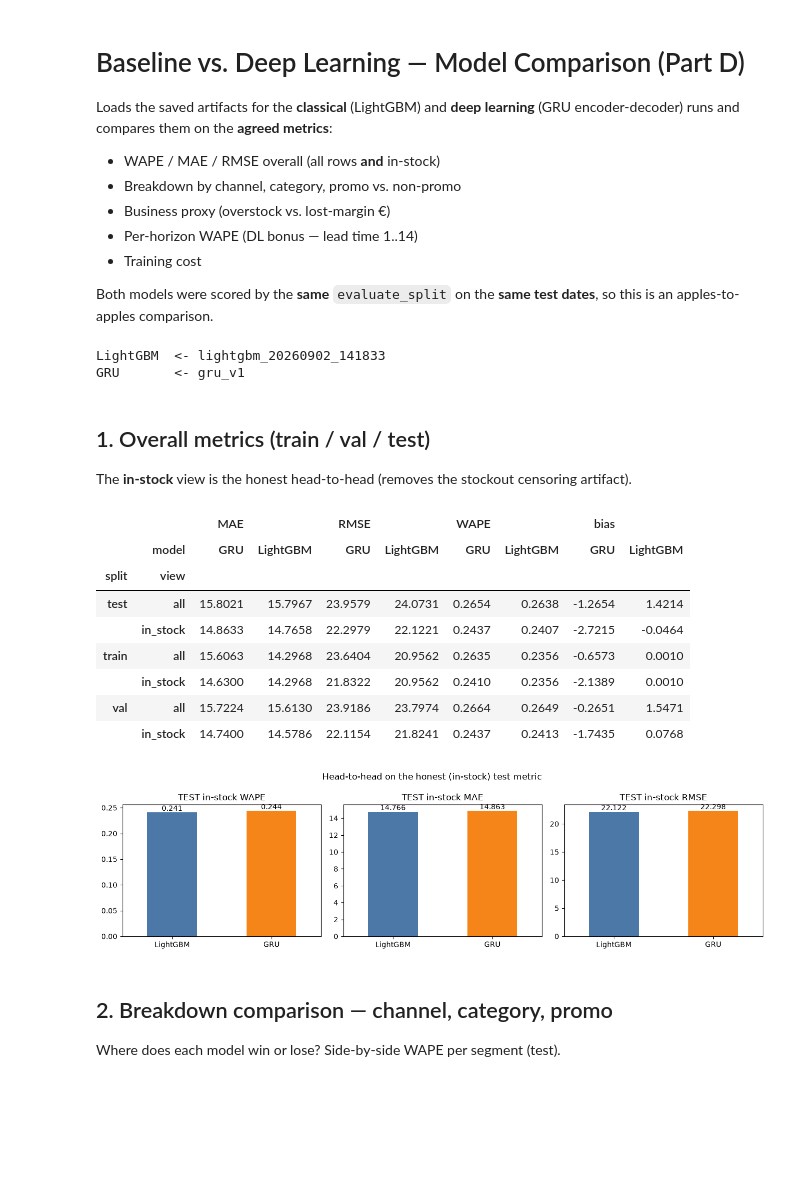
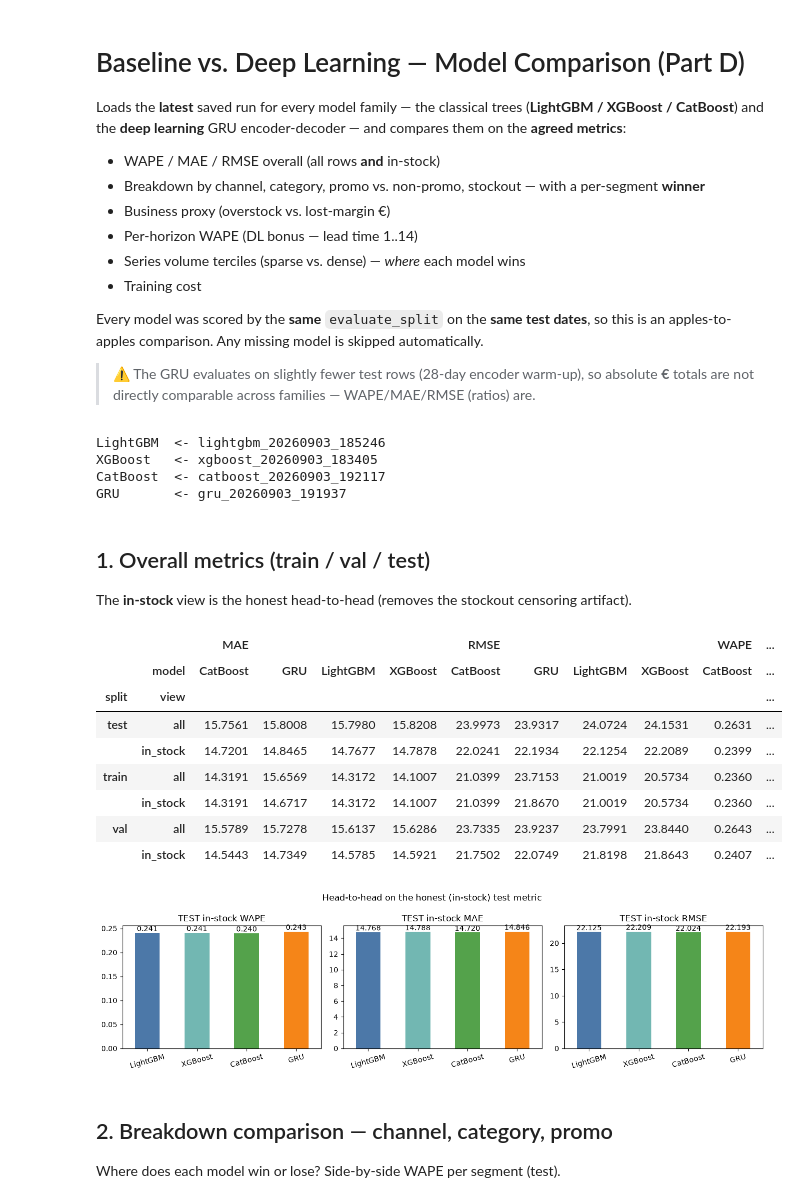
Before and after one commit to sush4nt/time-series-forecasting, a Jupyter notebook: notebooks/model_comparison.ipynb, the cells around one changed output. Saved outputs shown, nothing was run; the diff lists cells and outputs as text; code cells hidden in the pictures; blank space fills up the shorter version.

```diff
--- a/notebooks/model_comparison.ipynb
+++ b/notebooks/model_comparison.ipynb
@@ -1,17 +1,22 @@
 # %% [markdown]
 # Baseline vs. Deep Learning — Model Comparison (Part D)
 
-Loads the saved artifacts for the **classical** (LightGBM) and **deep learning** (GRU
-encoder-decoder) runs and compares them on the **agreed metrics**:
+Loads the **latest** saved run for every model family — the classical trees
+(**LightGBM / XGBoost / CatBoost**) and the **deep learning** GRU encoder-decoder — and
+compares them on the **agreed metrics**:
 
 - WAPE / MAE / RMSE overall (all rows **and** in-stock)
-- Breakdown by channel, category, promo vs. non-promo
+- Breakdown by channel, category, promo vs. non-promo, stockout — with a per-segment **winner**
 - Business proxy (overstock vs. lost-margin €)
 - Per-horizon WAPE (DL bonus — lead time 1..14)
+- Series volume terciles (sparse vs. dense) — *where* each model wins
 - Training cost
 
-Both models were scored by the **same** `evaluate_split` on the **same test dates**, so
-this is an apples-to-apples comparison.
+Every model was scored by the **same** `evaluate_split` on the **same test dates**, so
+this is an apples-to-apples comparison. Any missing model is skipped automatically.
+
+> ⚠️ The GRU evaluates on slightly fewer test rows (28-day encoder warm-up), so absolute
+> **€** totals are not directly comparable across families — WAPE/MAE/RMSE (ratios) are.
 # %%
 from pathlib import Path
 import json
@@ -27,13 +32,17 @@ if PROJECT_ROOT.name == "notebooks":
     PROJECT_ROOT = PROJECT_ROOT.parent
 ARTIFACTS = PROJECT_ROOT / "artifacts"
 
-def latest(prefix: str) -> Path:
+def latest(prefix: str) -> Path | None:
     runs = [p for p in ARTIFACTS.glob(f"{prefix}*/") if p.is_dir()]
-    return max(runs, key=lambda p: p.stat().st_mtime)
+    return max(runs, key=lambda p: p.stat().st_mtime) if runs else None
 
-# Pin specific runs here if you want a fixed comparison.
-LGB_DIR = latest("lightgbm")
-GRU_DIR = latest("gru")
+# All model families compared on identical splits/metrics. Each maps to its
+# LATEST run folder; missing models are skipped automatically.
+MODEL_PREFIX = {"LightGBM": "lightgbm", "XGBoost": "xgboost",
+                "CatBoost": "catboost", "GRU": "gru"}
+# Stable colour per model for every chart below.
+COLORS = {"LightGBM": "#4C78A8", "XGBoost": "#72B7B2",
+          "CatBoost": "#54A24B", "GRU": "#F58518"}
 
 def load(run_dir: Path) -> dict:
     with open(run_dir / "metrics.json") as f:
@@ -42,12 +51,24 @@ def load(run_dir: Path) -> dict:
         run_meta = json.load(f)
     return {"metrics": metrics, "run_meta": run_meta, "dir": run_dir}
 
-runs = {"LightGBM": load(LGB_DIR), "GRU": load(GRU_DIR)}
-for name, r in runs.items():
-    print(f"{name:<9} <- {r['dir'].name}")
+runs, palette = {}, []
+for name, prefix in MODEL_PREFIX.items():
+    d = latest(prefix)
+    if d is None:
+        print(f"{name:<9} <- (no run found, skipped)")
+        continue
+    runs[name] = load(d)
+    palette.append(COLORS[name])
+    print(f"{name:<9} <- {d.name}")
+
+MODELS = list(runs)            # comparison order, only models that exist
+TREES = [m for m in MODELS if m != "GRU"]
+assert MODELS, "No runs found in artifacts/ — train at least one model first."
 # %% [output]
-LightGBM  <- lightgbm_20260902_141833
-GRU       <- gru_v1
+LightGBM  <- lightgbm_20260903_185246
+XGBoost   <- xgboost_20260903_183405
+CatBoost  <- catboost_20260903_192117
+GRU       <- gru_20260903_191937
 # %% [markdown]
 ## 1. Overall metrics (train / val / test)
 
@@ -70,28 +91,29 @@ overall = pd.DataFrame(
 overall.pivot_table(index=["split", "view"], columns="model",
                     values=["WAPE", "MAE", "RMSE", "bias"])
 # %% [output]
-|  |  | MAE |  | RMSE |  | WAPE |  | bias |  |
-|  | model | GRU | LightGBM | GRU | LightGBM | GRU | LightGBM | GRU | LightGBM |
-| split | view |  |  |  |  |  |  |  |  |
-| test | all | 15.8021 | 15.7967 | 23.9579 | 24.0731 | 0.2654 | 0.2638 | -1.2654 | 1.4214 |
-|  | in_stock | 14.8633 | 14.7658 | 22.2979 | 22.1221 | 0.2437 | 0.2407 | -2.7215 | -0.0464 |
-| train | all | 15.6063 | 14.2968 | 23.6404 | 20.9562 | 0.2635 | 0.2356 | -0.6573 | 0.0010 |
-|  | in_stock | 14.6300 | 14.2968 | 21.8322 | 20.9562 | 0.2410 | 0.2356 | -2.1389 | 0.0010 |
-| val | all | 15.7224 | 15.6130 | 23.9186 | 23.7974 | 0.2664 | 0.2649 | -0.2651 | 1.5471 |
-|  | in_stock | 14.7400 | 14.5786 | 22.1154 | 21.8241 | 0.2437 | 0.2413 | -1.7435 | 0.0768 |
+|  |  | MAE |  |  |  | RMSE |  |  |  | WAPE | ... |
+|  | model | CatBoost | GRU | LightGBM | XGBoost | CatBoost | GRU | LightGBM | XGBoost | CatBoost | ... |
+| split | view |  |  |  |  |  |  |  |  |  | ... |
+| test | all | 15.7561 | 15.8008 | 15.7980 | 15.8208 | 23.9973 | 23.9317 | 24.0724 | 24.1531 | 0.2631 | ... |
+|  | in_stock | 14.7201 | 14.8465 | 14.7677 | 14.7878 | 22.0241 | 22.1934 | 22.1254 | 22.2089 | 0.2399 | ... |
+| train | all | 14.3191 | 15.6569 | 14.3172 | 14.1007 | 21.0399 | 23.7153 | 21.0019 | 20.5734 | 0.2360 | ... |
+|  | in_stock | 14.3191 | 14.6717 | 14.3172 | 14.1007 | 21.0399 | 21.8670 | 21.0019 | 20.5734 | 0.2360 | ... |
+| val | all | 15.5789 | 15.7278 | 15.6137 | 15.6286 | 23.7335 | 23.9237 | 23.7991 | 23.8440 | 0.2643 | ... |
+|  | in_stock | 14.5443 | 14.7349 | 14.5785 | 14.5921 | 21.7502 | 22.0749 | 21.8198 | 21.8643 | 0.2407 | ... |
 # %%
 # Headline: test, in-stock.
-head = overall[(overall["split"] == "test") & (overall["view"] == "in_stock")].set_index("model")
+head = (overall[(overall["split"] == "test") & (overall["view"] == "in_stock")]
+        .set_index("model").reindex(MODELS))
 fig, axes = plt.subplots(1, 3, figsize=(13, 3.6))
 for ax, col in zip(axes, ["WAPE", "MAE", "RMSE"]):
-    head[col].plot(kind="bar", ax=ax, color=["#4C78A8", "#F58518"])
-    ax.set_title(f"TEST in-stock {col}"); ax.set_xlabel(""); ax.tick_params(axis="x", rotation=0)
+    head[col].plot(kind="bar", ax=ax, color=palette)
+    ax.set_title(f"TEST in-stock {col}"); ax.set_xlabel(""); ax.tick_params(axis="x", rotation=15)
     for i, v in enumerate(head[col]):
         ax.text(i, v, f"{v:.3f}", ha="center", va="bottom")
 fig.suptitle("Head-to-head on the honest (in-stock) test metric")
 plt.tight_layout(); plt.show()
 # %% [output]
-[figure, old version]
+[figure, new version]
 # %% [markdown]
 ## 2. Breakdown comparison — channel, category, promo
 
```
Also changed, not shown: parts of 9 cells of this notebook, 9 other files.
